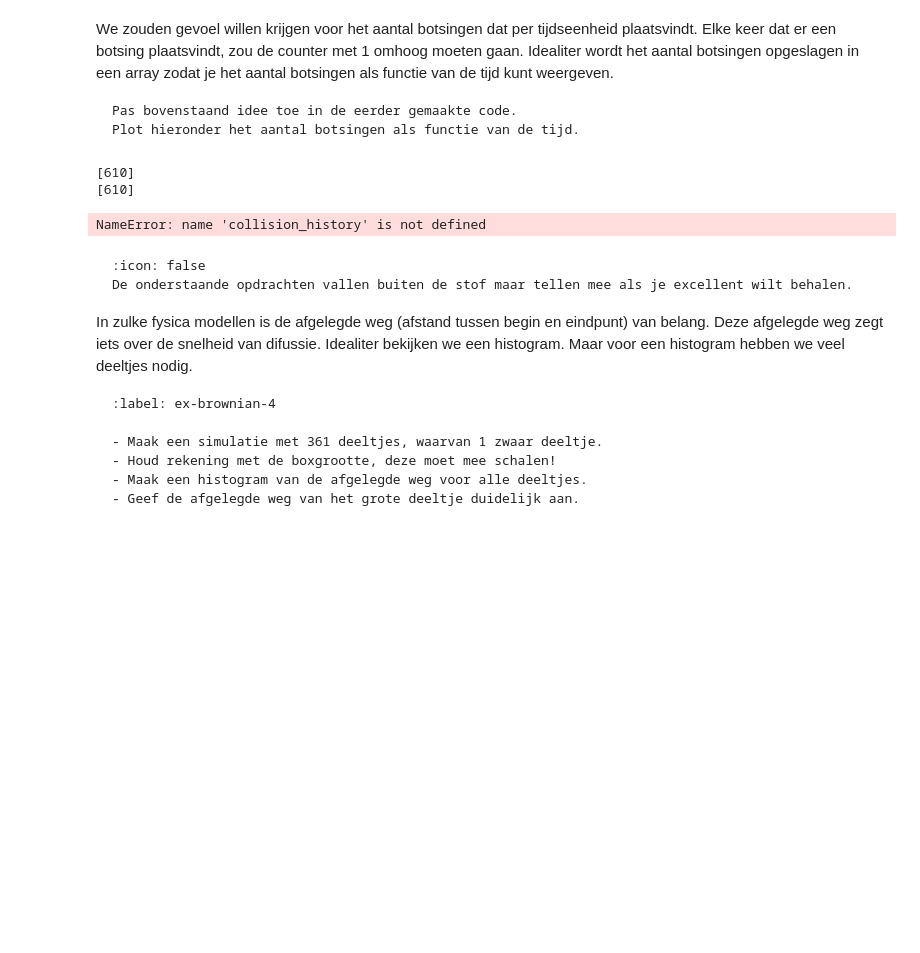
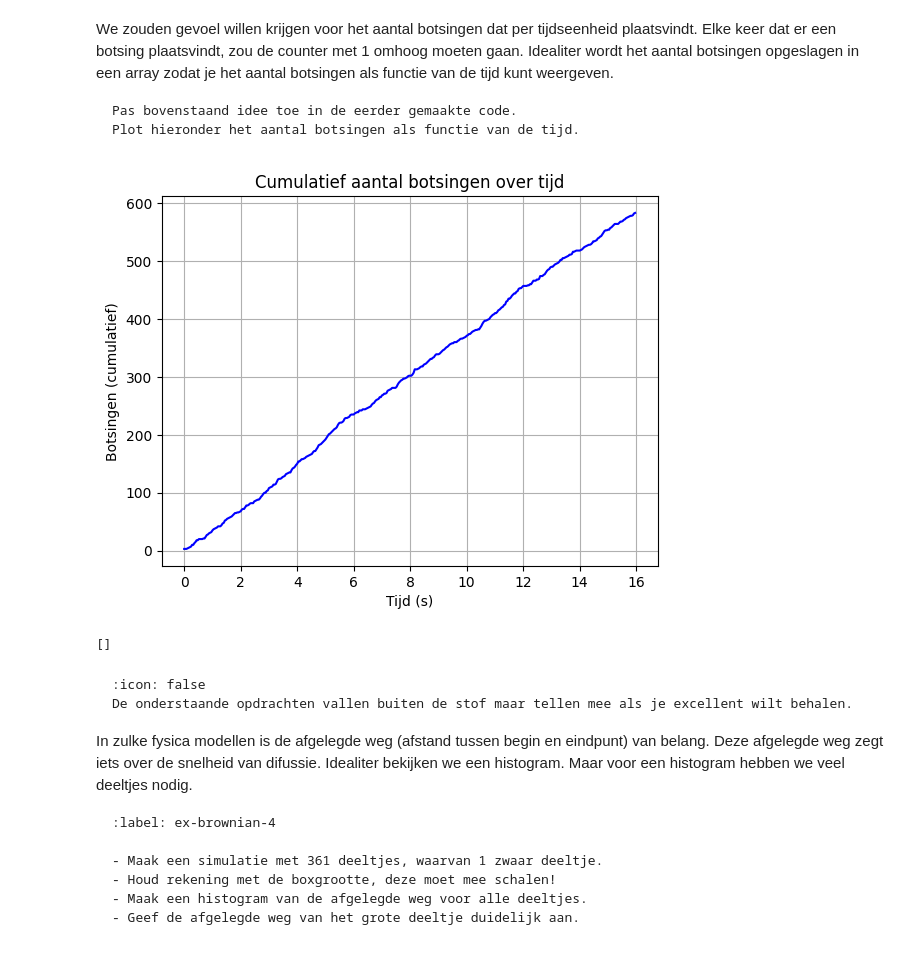
Before and after one commit to swerleman/IP2-Portfolio, a Jupyter notebook: Content/PySim/4_brownianmotion.ipynb, the cells around one changed output. Cells and saved outputs as stored; diff of their text form; code cells hidden in the pictures; blank space fills up the shorter version.

````diff
--- a/Content/PySim/4_brownianmotion.ipynb
+++ b/Content/PySim/4_brownianmotion.ipynb
@@ -217,6 +217,9 @@ Plot hieronder het aantal botsingen als functie van de tijd.
 #your code/answer
 # aantal botsingen opgelsagen in een array
 collision_counter = 0
+collision_history =[]
+num_steps = 400
+dt = 0.04
 counter =  []
 
 def handle_collisions(particles):
@@ -229,54 +232,39 @@ def handle_collisions(particles):
                 particle_collision(particles[i], particles[j])
                 collision_counter += 1
 
 # Loop over de tijdstappen
-for i in range(400):
+for i in range(num_steps):
 
     # ... (Update positie, boxcollision, handle_collisions) ...
     for p in particles:
         p.update_position()
         p.boxcollision()
 
     handle_collisions(particles)
+    # Sla de huidige stand van de teller op in de lijst voor de grafiek
+    collision_history.append(collision_counter)
 
     # ... (Tracking van deeltjes) ...
     track_x.append(particles[N-1].r[0])
     track_y.append(particles[N-1].r[1])
 
     track_x_light.append(particles[1].r[0])
     track_y_light.append(particles[1].r[1])
 
-
-for i in range(400):
-    collision = collision_counter
-counter.append(collision_counter)
-print(counter)
-
-counter_np = np.array(counter)
-
-print(counter_np) # Print nu de NumPy array
-
-
-time = np.arange(len(counter)) * dt  # tijd per stap
-
-counter_np = np.array(counter)
-
-collision_np = np.array(collision_history)
 time = np.arange(num_steps) * dt
 
 
 plt.figure()
-plt.plot(time, collision_np, 'b-')
+plt.plot(time, collision_history, 'b-')
 plt.title('Cumulatief aantal botsingen over tijd')
 plt.xlabel('Tijd (s)')
 plt.ylabel('Botsingen (cumulatief)')
 plt.grid(True)
 plt.show()
 print(counter)
 # %% [output]
+[figure, added]
-[610]
-[610]
+[]
-NameError: name 'collision_history' is not defined
 # %% [markdown]
 ```{warning} 🌶 Let op!
 :icon: false
````
Also changed, not shown: parts of 3 cells of this notebook.
